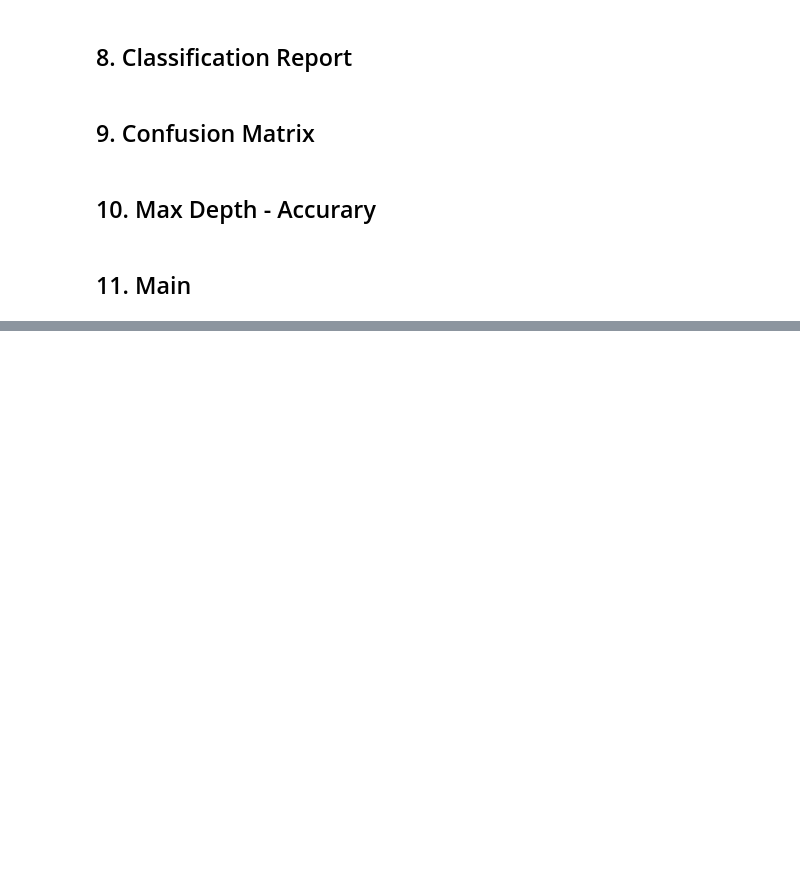
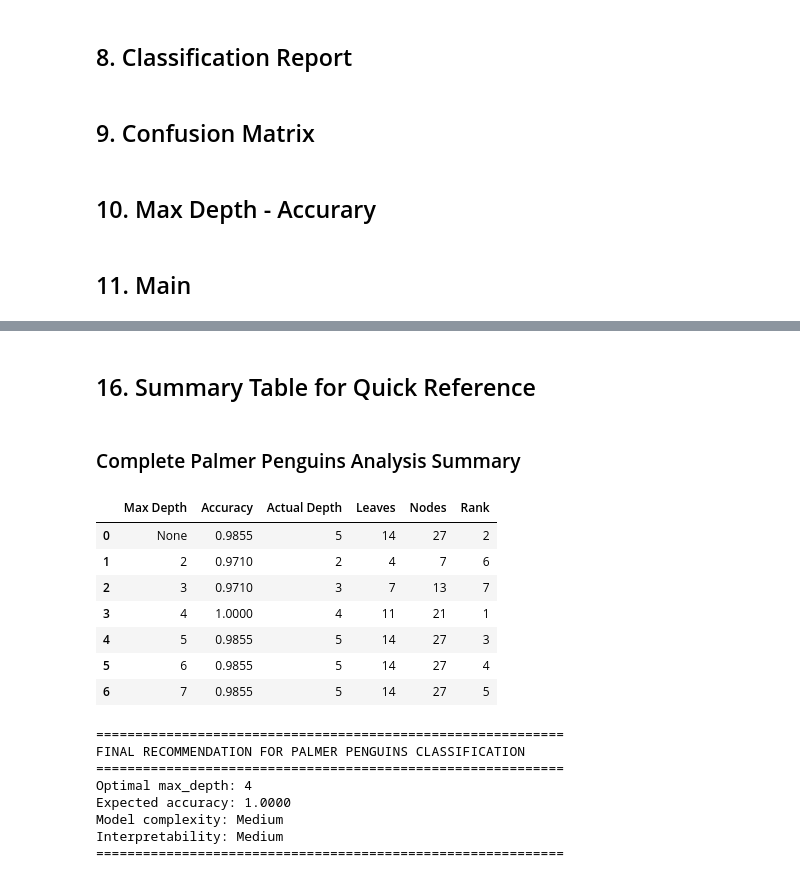
Before and after one commit to LTVINH24/CSTTNTPROJECT2, a Jupyter notebook: notebooks/palmer_penguins_notebook.ipynb, the cells around one changed output, grey strips where cells are left out. Saved outputs shown, nothing was run; the diff lists cells and outputs as text; code cells hidden in the pictures; blank space fills up the shorter version.

```diff
--- a/notebooks/palmer_penguins_notebook.ipynb
+++ b/notebooks/palmer_penguins_notebook.ipynb
@@ -191,0 +694,79 @@ weighted avg       0.97      0.97      0.97       207
+# %% [markdown]
+## 16. Summary Table for Quick Reference
+# %%
+def create_summary_table():
+    """Create a comprehensive summary table for quick reference."""
+
+    display(Markdown("### Complete Palmer Penguins Analysis Summary"))
+
+    # Combine all metrics
+    summary_data = []
+    depths = [None, 2, 3, 4, 5, 6, 7]
+
+    for i, depth in enumerate(depths):
+        model = penguins_trained_models[depth]
+        accuracy = [row['accuracy'] for _, row in penguins_results_table.iterrows()][i]
+
+        summary_data.append({
+            'Max Depth': str(depth) if depth is not None else 'None',
+            'Accuracy': f"{accuracy:.4f}",
+            'Actual Depth': model.tree_.max_depth,
+            'Leaves': model.tree_.n_leaves,
+            'Nodes': model.tree_.node_count,
+            'Rank': sorted(range(len(depths)), key=lambda x: [row['accuracy'] for _, row in penguins_results_table.iterrows()][x], reverse=True).index(i) + 1
+        })
+
+    summary_df = pd.DataFrame(summary_data)
+
+    # Style the summary table
+    def highlight_rank(row):
+        if row['Rank'] == 1:
+            return ['background-color: gold'] * len(row)
+        elif row['Rank'] == 2:
+            return ['background-color: silver'] * len(row)
+        elif row['Rank'] == 3:
+            return ['background-color: #CD7F32'] * len(row)
+        else:
+            return [''] * len(row)
+
+    styled_summary = summary_df.style.apply(highlight_rank, axis=1)
+    display(styled_summary)
+
+    return summary_df
+
+# Create summary table
+penguins_summary = create_summary_table()
+
+# Print final recommendation
+accuracies = [row['accuracy'] for _, row in penguins_results_table.iterrows()]
+best_idx = np.argmax(accuracies)
+depths = ['None', '2', '3', '4', '5', '6', '7']
+best_depth = depths[best_idx]
+best_accuracy = accuracies[best_idx]
+
+print("\n" + "="*60)
+print("FINAL RECOMMENDATION FOR PALMER PENGUINS CLASSIFICATION")
+print("="*60)
+print(f"Optimal max_depth: {best_depth}")
+print(f"Expected accuracy: {best_accuracy:.4f}")
+print(f"Model complexity: {'Low' if best_depth in ['2', '3'] else 'Medium' if best_depth in ['4', '5'] else 'High'}")
+print(f"Interpretability: {'High' if best_depth in ['2', '3'] else 'Medium' if best_depth in ['4', '5'] else 'Lower'}")
+print("="*60)
+# %% [output]
+### Complete Palmer Penguins Analysis Summary
+|  | Max Depth | Accuracy | Actual Depth | Leaves | Nodes | Rank |
+| 0 | None | 0.9855 | 5 | 14 | 27 | 2 |
+| 1 | 2 | 0.9710 | 2 | 4 | 7 | 6 |
+| 2 | 3 | 0.9710 | 3 | 7 | 13 | 7 |
+| 3 | 4 | 1.0000 | 4 | 11 | 21 | 1 |
+| 4 | 5 | 0.9855 | 5 | 14 | 27 | 3 |
+| 5 | 6 | 0.9855 | 5 | 14 | 27 | 4 |
+| 6 | 7 | 0.9855 | 5 | 14 | 27 | 5 |
+============================================================
+FINAL RECOMMENDATION FOR PALMER PENGUINS CLASSIFICATION
+============================================================
+Optimal max_depth: 4
+Expected accuracy: 1.0000
+Model complexity: Medium
+Interpretability: Medium
+============================================================
```
Also changed, not shown: parts of 10 cells of this notebook, 2 other files.
